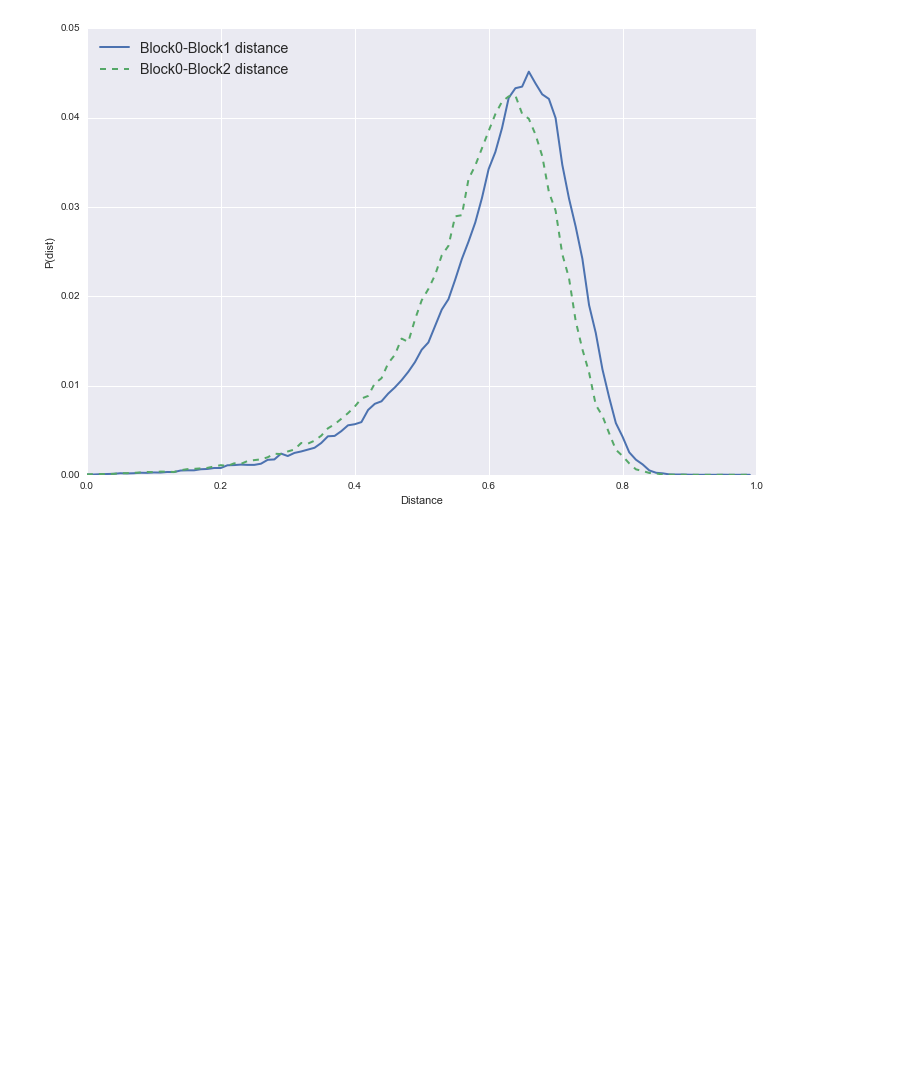
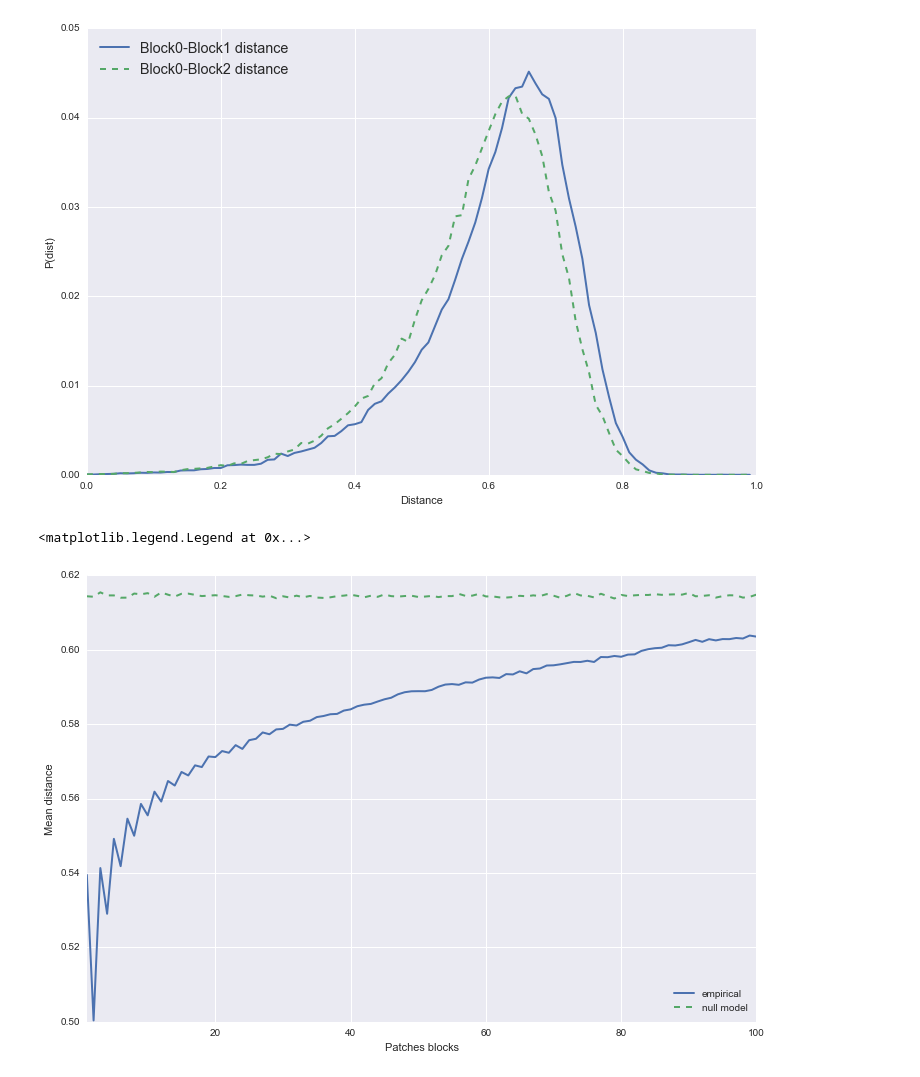
Before and after one commit to jlorince/MusicForaging, a Jupyter notebook: notebooks/result_viz.ipynb, the cells around one changed output. Cells and saved outputs as stored; diff of their text form; code cells hidden in the pictures; blank space fills up the shorter version.

Commit message:
patch diversity dists

```diff
--- a/notebooks/result_viz.ipynb
+++ b/notebooks/result_viz.ipynb
@@ -306,3 +306,21 @@ ax.set_ylabel('P(dist)')
 # %% [output]
 <matplotlib.text.Text at 0x...>
 [figure]
+# %%
+# patch-based analyses
+
+df = pd.read_table('../testData/test',header=None,names=['user','basis','d']).drop_duplicates(['user','basis'])
+df['d'] = df['d'].apply(lambda s: np.array(s.split(','),dtype=float))
+# %%
+fig,ax = plt.subplots(1,1,figsize=(12,8))
+blocks = np.nanmean(np.vstack(df[df['basis']=='patch']['d'].values),axis=0)
+blocks_rand = np.nanmean(np.vstack(df[df['basis']=='patch_random']['d'].values),axis=0)
+ax.plot(np.arange(1,101,1),blocks,lw=2,label='empirical')
+ax.plot(np.arange(1,101,1),blocks_rand,lw=2,ls='--',label='null model')
+ax.set_ylabel('Mean distance')
+ax.set_xlabel('Patches blocks')
+ax.set_xlim(1,len(blocks))
+ax.legend(loc='lower right')
+# %% [output]
+<matplotlib.legend.Legend at 0x...>
+[figure, added]
```
Also changed, not shown: 2 other files.
